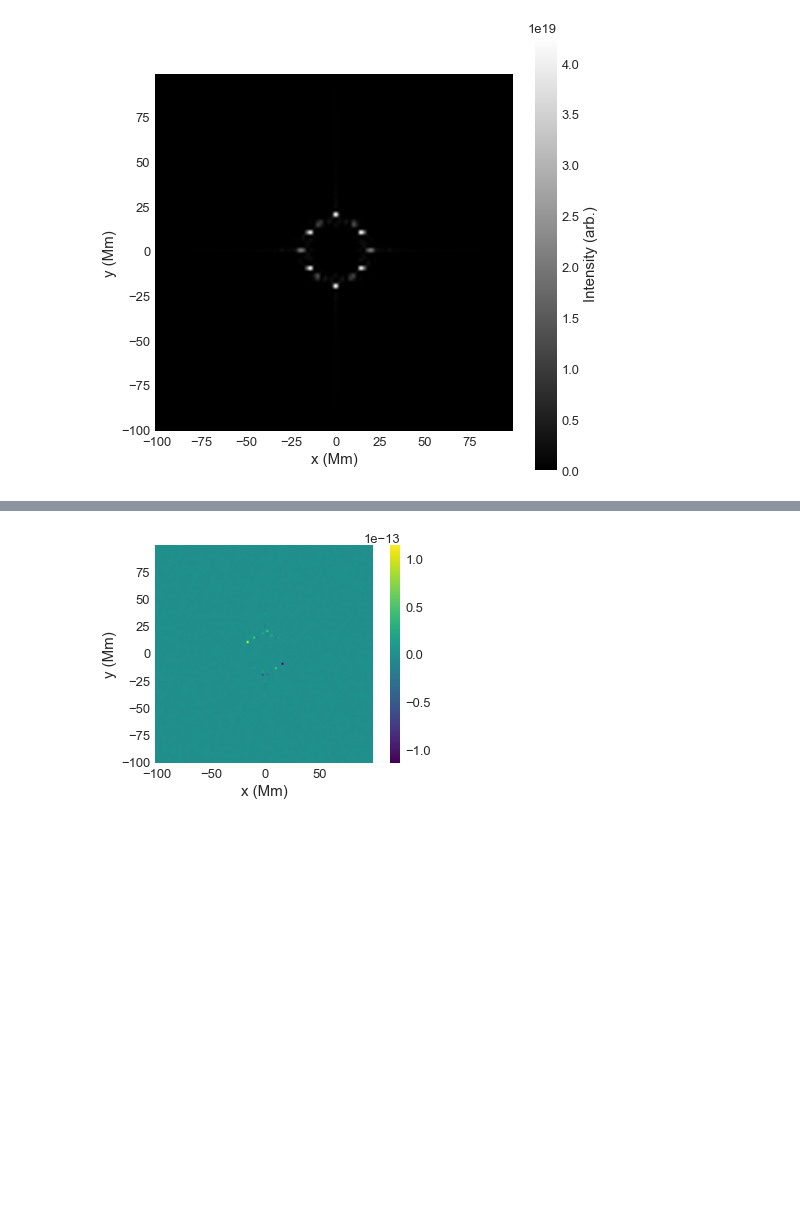
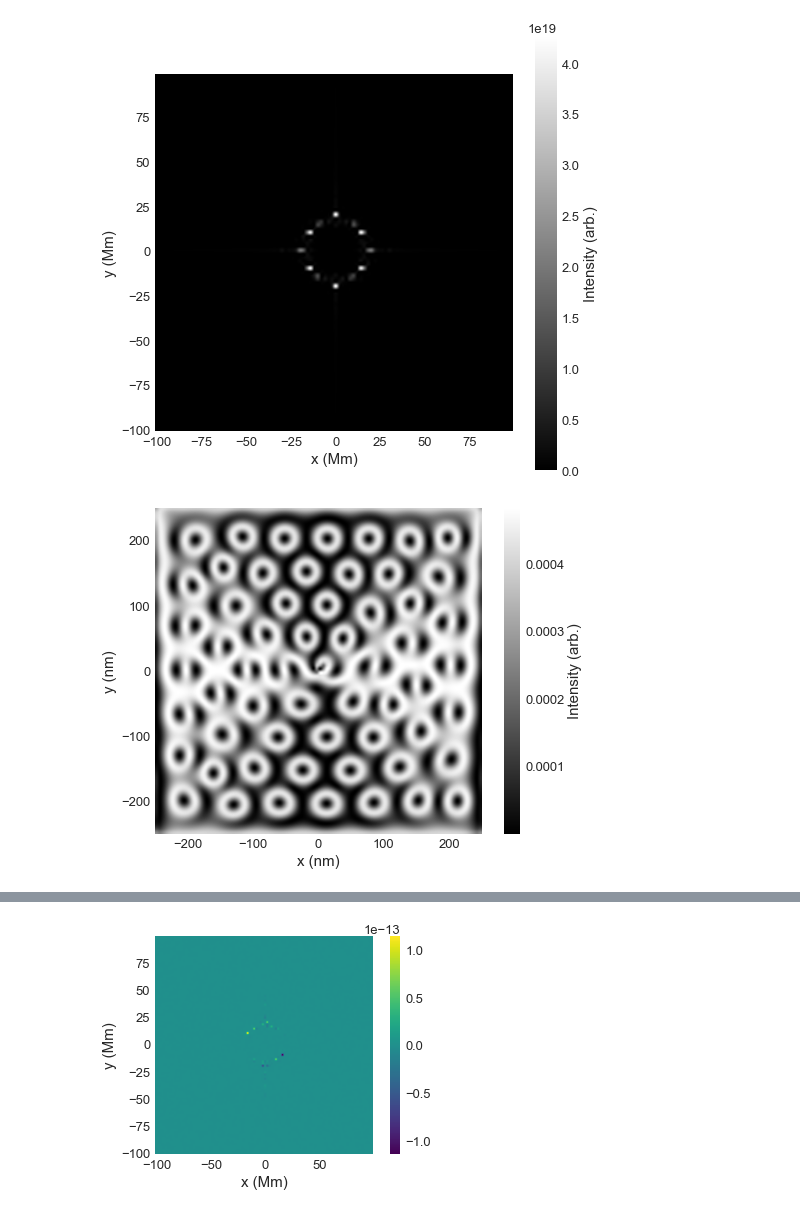
Before and after one commit to ubermag/mag2exp, a Jupyter notebook: docs/ipynb/SANS_df_based.ipynb, the cells around one changed output, grey strips where cells are left out. Saved outputs shown, nothing was run; the diff lists cells and outputs as text; code cells hidden in the pictures; blank space fills up the shorter version.

Commit message:
Trial different theta function

```diff
--- a/docs/ipynb/SANS_df_based.ipynb
+++ b/docs/ipynb/SANS_df_based.ipynb
@@ -103,3 +103,12 @@ sans2.real.mpl_scalar(ax=ax, cmap='gray',
          colorbar_label=r'Intensity (arb.)')
 # %% [output]
 [figure]
+# %%
+kx=ky=0.1
+m_p_ft = (system.m * df.dz).integral(direction='z')
+k = df.Field(m_p_ft.mesh, dim=3, value=lambda x: x)
+denom = (k.x**2 + k.y**2) / (k.x**2 + k.y**2
+                                 + k.mesh.dx**2*kx**2 + k.mesh.dy**2*ky**2)**2
+theta = np.arctan2(k.x.array.squeeze(), k.y.array.squeeze())
+# %%
+theta = theta[...,np.newaxis,np.newaxis]
@@ -105,0 +143,7 @@ sans2.real.mpl_scalar(ax=ax, cmap='gray',
+# %%
+sans1 = sans_unpolarised(Q_perp)
+sans1.real.mpl_scalar(cmap='gray',
+         interpolation='spline16',
+         colorbar_label=r'Intensity (arb.)')
+# %% [output]
+[figure, added]
```
Also changed, not shown: parts of 9 cells of this notebook.
